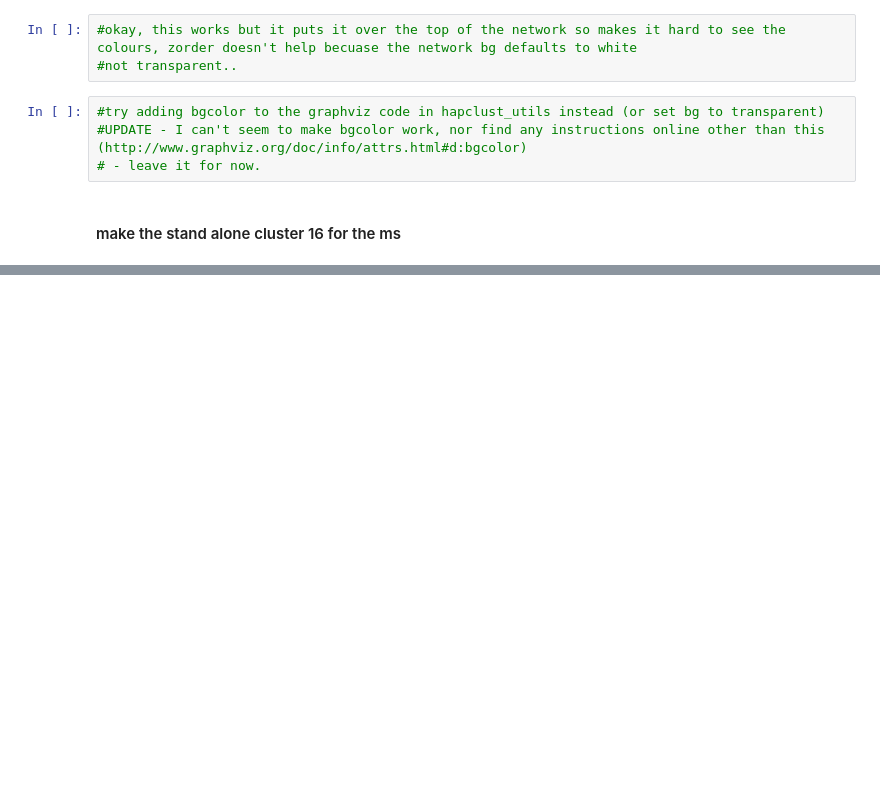
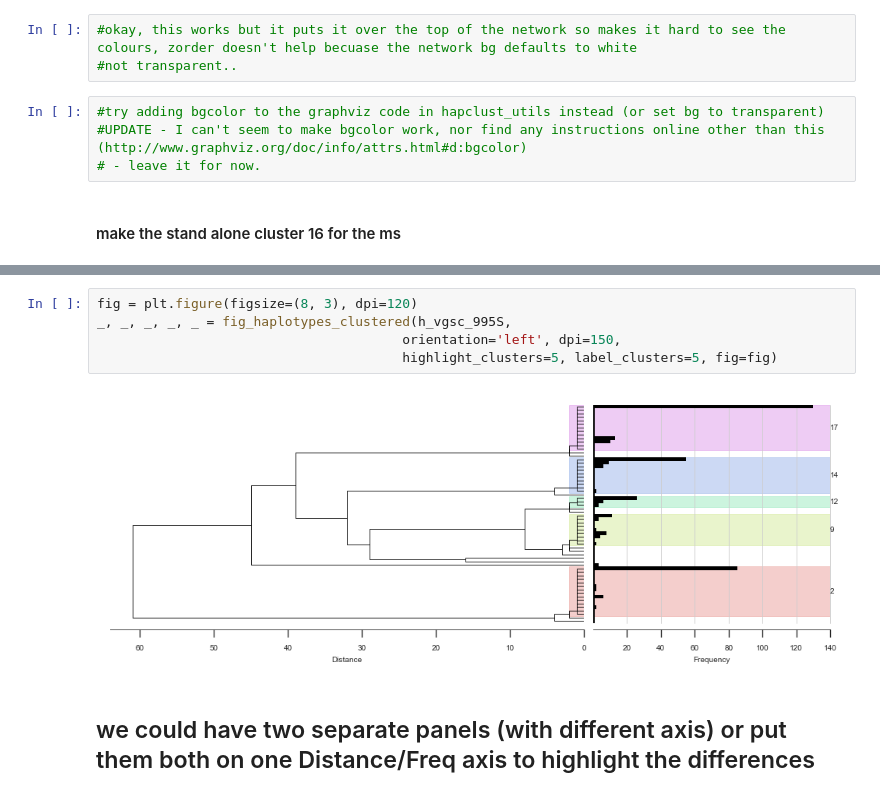
Before and after one commit to cclarkson/agam-vgsc-report, a Jupyter notebook: notebooks/haplork_cluster_nets.ipynb, the cells around one changed output, grey strips where cells are left out. Drawn from its saved outputs; the diff is of its cells as text; blank space fills up the shorter version.

```diff
--- a/notebooks/haplork_cluster_nets.ipynb
+++ b/notebooks/haplork_cluster_nets.ipynb
@@ -1620,0 +1140,9 @@ graph16
+# %%
+fig = plt.figure(figsize=(8, 3), dpi=120)
+_, _, _, _, _ = fig_haplotypes_clustered(h_vgsc_995S,
+                                       orientation='left', dpi=150,
+                                       highlight_clusters=5, label_clusters=5, fig=fig)
+# %% [output]
+[figure, added]
+# %% [markdown]
+## we could have two separate panels (with different axis) or put them both on one Distance/Freq axis to highlight the differences
```
Also changed, not shown: parts of 51 cells of this notebook, 29 other files.
